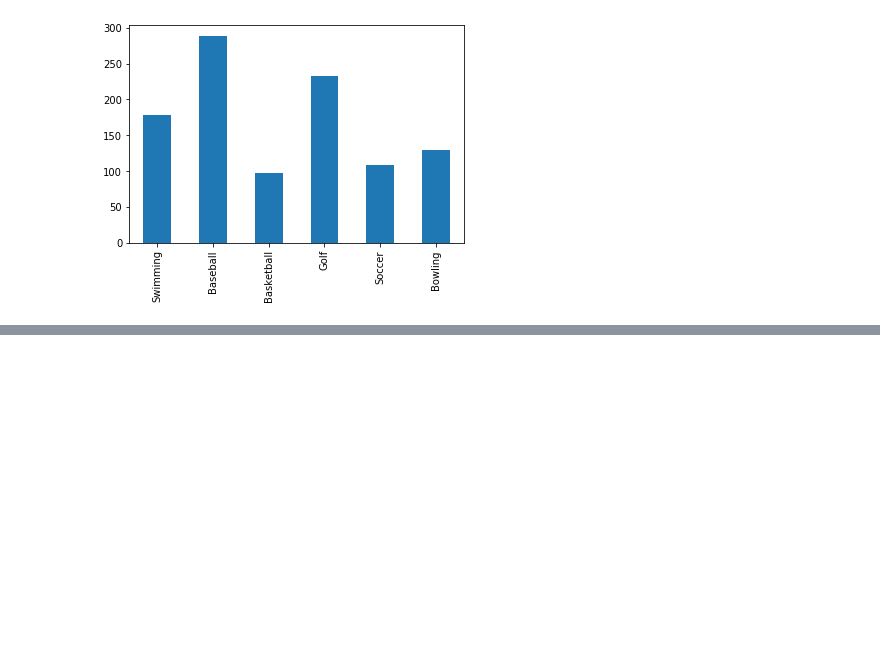
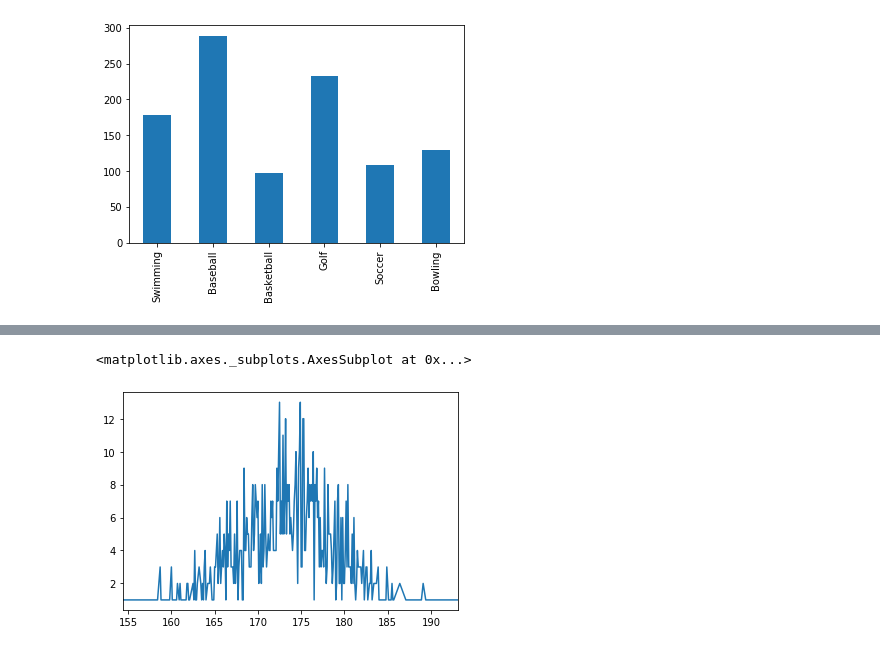
Before and after one commit to jaisuk/study, a Jupyter notebook: laboratory/data/visualisation.ipynb, the cells around one changed output, grey strips where cells are left out. Drawn from its saved outputs; the diff is of its cells as text; code cells hidden in the pictures; blank space fills up the shorter version.

Commit message:
More exercises on visualisation

```diff
--- a/laboratory/data/visualisation.ipynb
+++ b/laboratory/data/visualisation.ipynb
@@ -74,0 +82,3 @@ df2['Female'].plot(kind='bar')
+# %%
+df = pd.read_csv('../../datasets/body.csv', index_col =0)
+df.head()
@@ -74,0 +109,5 @@ df2['Female'].plot(kind='bar')
+# %%
+df['Height'].value_counts().sort_index().plot()
+# %% [output]
+<matplotlib.axes._subplots.AxesSubplot at 0x...>
+[figure, added]
```
Also changed, not shown: parts of 20 cells of this notebook.
